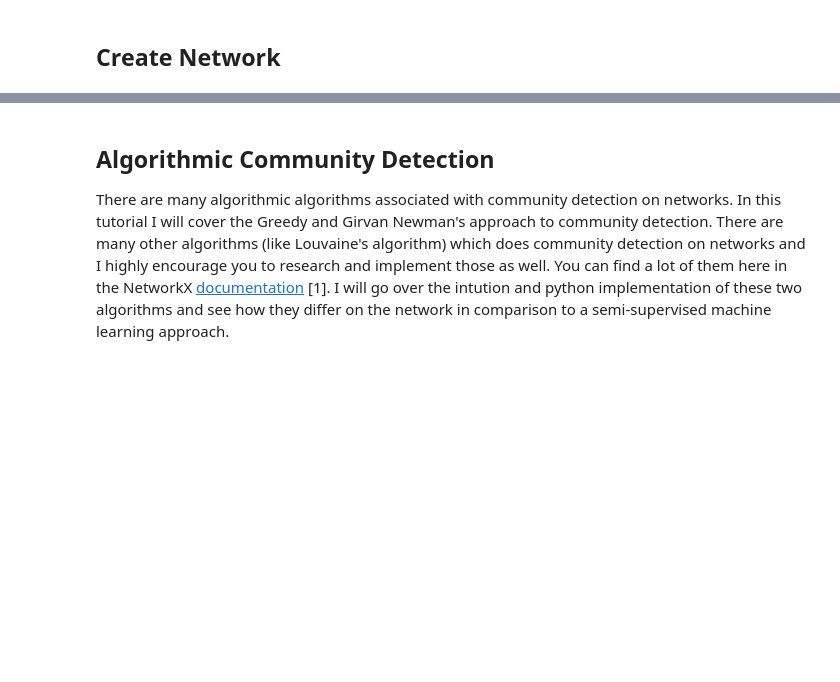
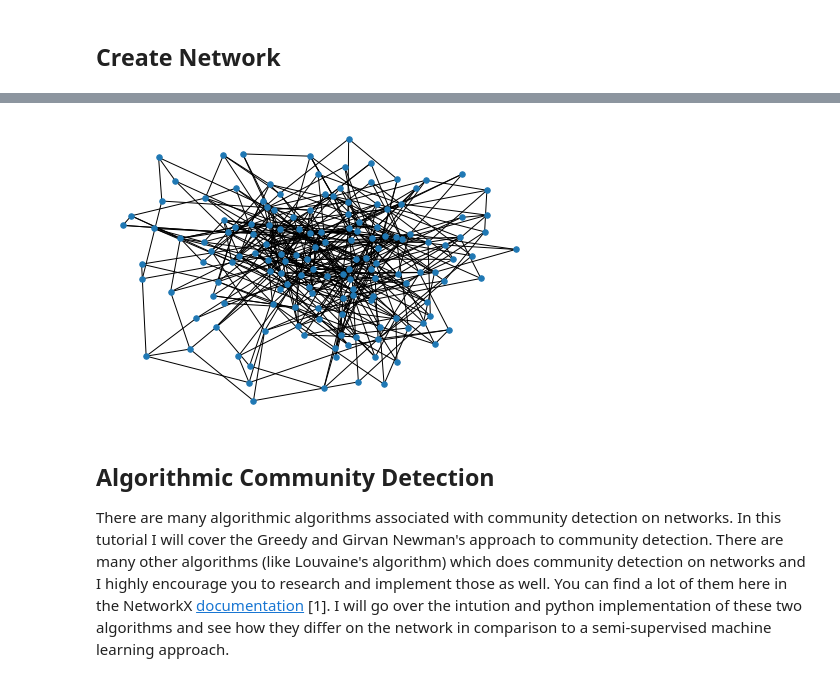
Before and after one commit to vatsal220/medium_articles, a Jupyter notebook: community_detection/detection.ipynb, the cells around one changed output, grey strips where cells are left out. Saved outputs shown, nothing was run; the diff lists cells and outputs as text; code cells hidden in the pictures; blank space fills up the shorter version.

```diff
--- a/community_detection/detection.ipynb
+++ b/community_detection/detection.ipynb
@@ -65,3 +74,7 @@ Average degree:   6.4640
+# %%
+nx.draw(G, node_size = 30)
+# %% [output]
+[figure, added]
 # %% [markdown]
 ## Algorithmic Community Detection
 There are many algorithmic algorithms associated with community detection on networks. In this tutorial I will cover the Greedy and Girvan Newman's approach to community detection. There are many other algorithms (like Louvaine's algorithm) which does community detection on networks and I highly encourage you to research and implement those as well. You can find a lot of them here in the NetworkX [documentation](https://networkx.org/documentation/stable/reference/algorithms/community.html) [1]. I will go over the intution and python implementation of these two algorithms and see how they differ on the network in comparison to a semi-supervised machine learning approach.
```
Also changed, not shown: parts of 8 cells of this notebook.
